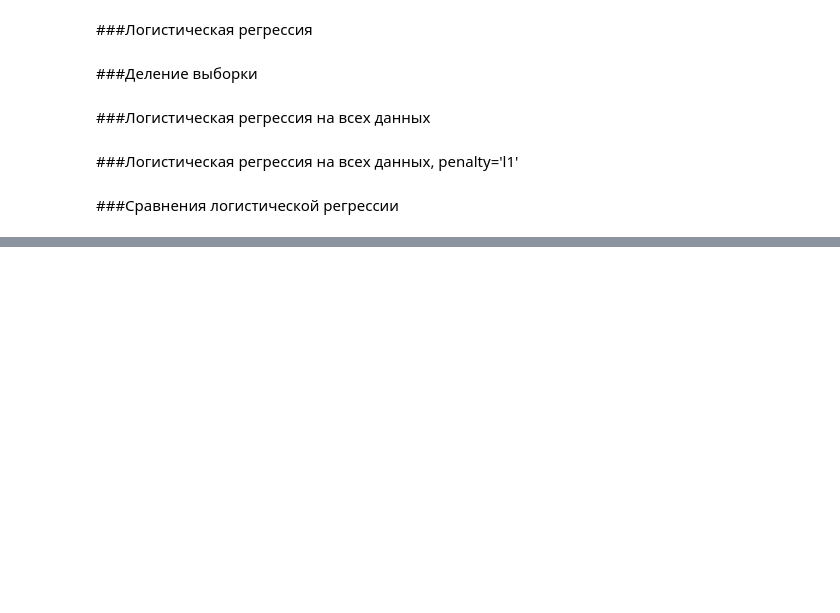
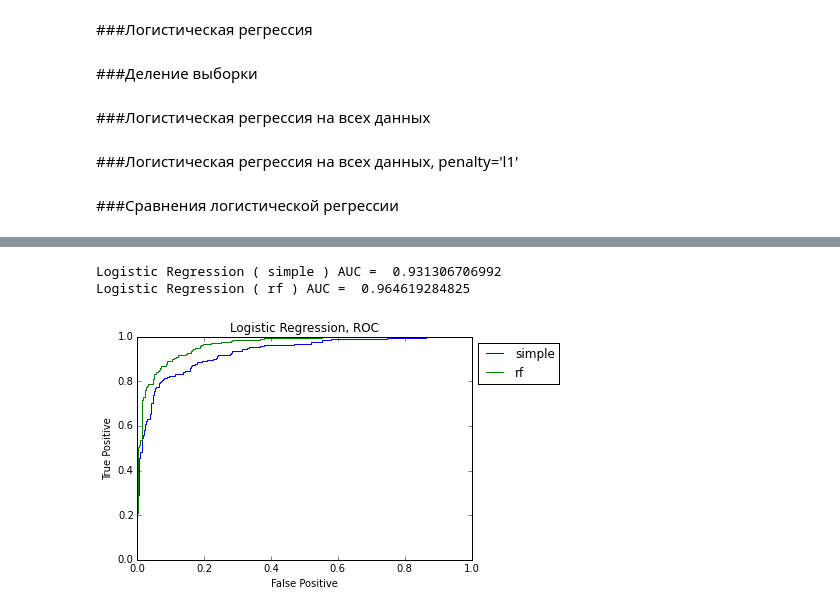
Before and after one commit to ermakovpetr/posneg, a Jupyter notebook: main.ipynb, the cells around one changed output, grey strips where cells are left out. Cells and saved outputs as stored; diff of their text form; code cells hidden in the pictures; blank space fills up the shorter version.

```diff
--- a/main.ipynb
+++ b/main.ipynb
@@ -115,0 +135,7 @@ Logistic Regression ( l1 ) AUC =  0.912170877068
+# %%
+roc_curve('Logistic Regression, ROC', Y_test, logreg_1_predicted, label='simple')
+roc_curve('Logistic Regression, ROC', Y_test, logreg_3_predicted, label='rf')
+# %% [output]
+Logistic Regression ( simple ) AUC =  0.931306706992
+Logistic Regression ( rf ) AUC =  0.964619284825
+[figure, added]
```
Also changed, not shown: parts of 14 cells of this notebook, 2 other files.
